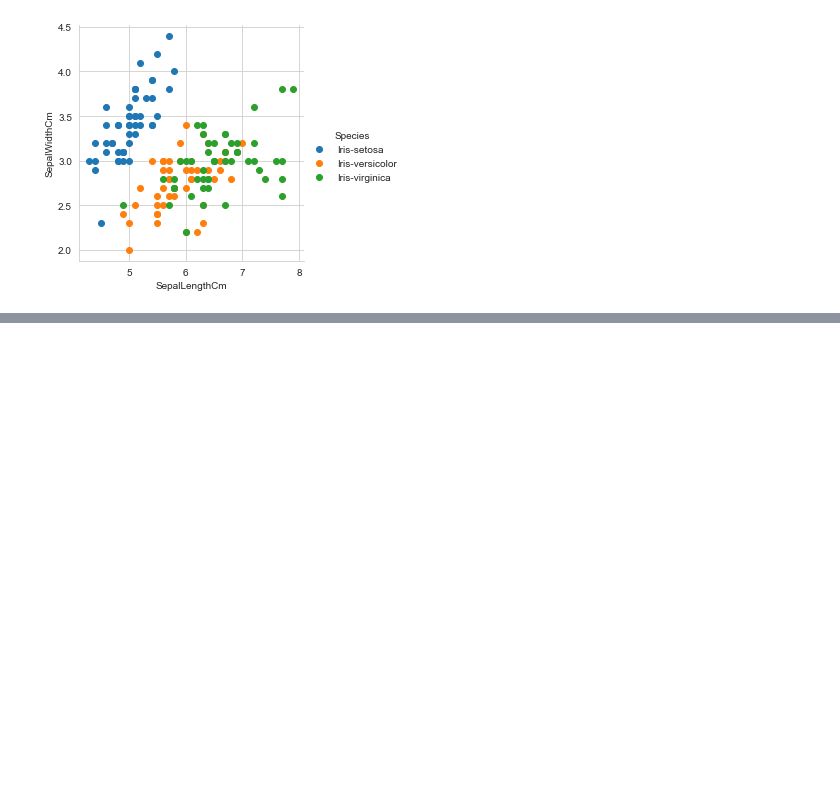
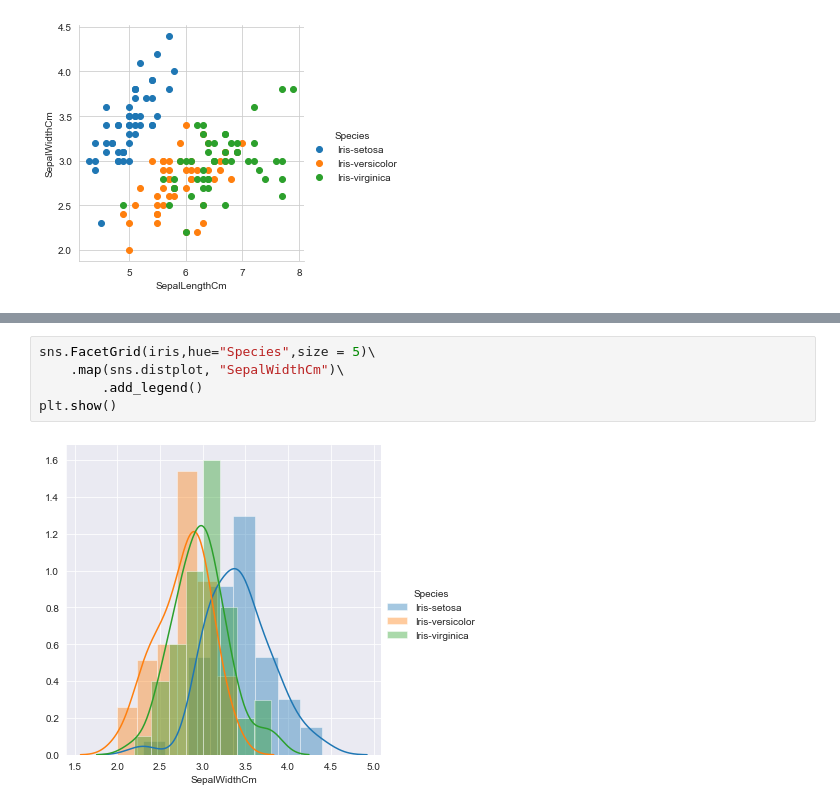
Before and after one commit to ashishsahu1/ML-CacheYard, a Jupyter notebook: AppliedAI/Module 2/EDA/iris.ipynb, the cells around one changed output, grey strips where cells are left out. Drawn from its saved outputs; the diff is of its cells as text; blank space fills up the shorter version.

```diff
--- a/AppliedAI/Module 2/EDA/iris.ipynb
+++ b/AppliedAI/Module 2/EDA/iris.ipynb
@@ -51,0 +76,7 @@ plt.show()
+# %%
+sns.FacetGrid(iris,hue="Species",size = 5)\
+    .map(sns.distplot, "SepalWidthCm")\
+        .add_legend()
+plt.show()
+# %% [output]
+[figure, added]
```
Also changed, not shown: parts of 9 cells of this notebook.
